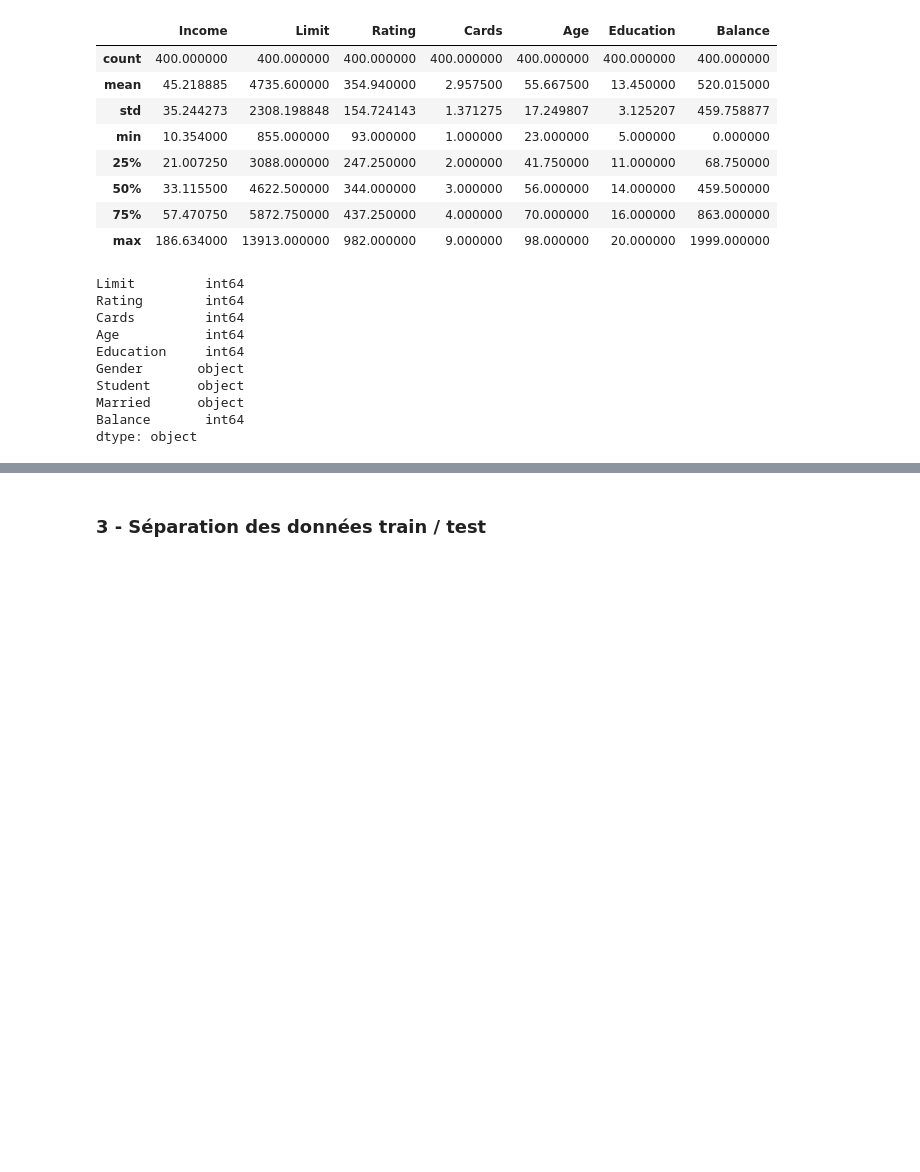
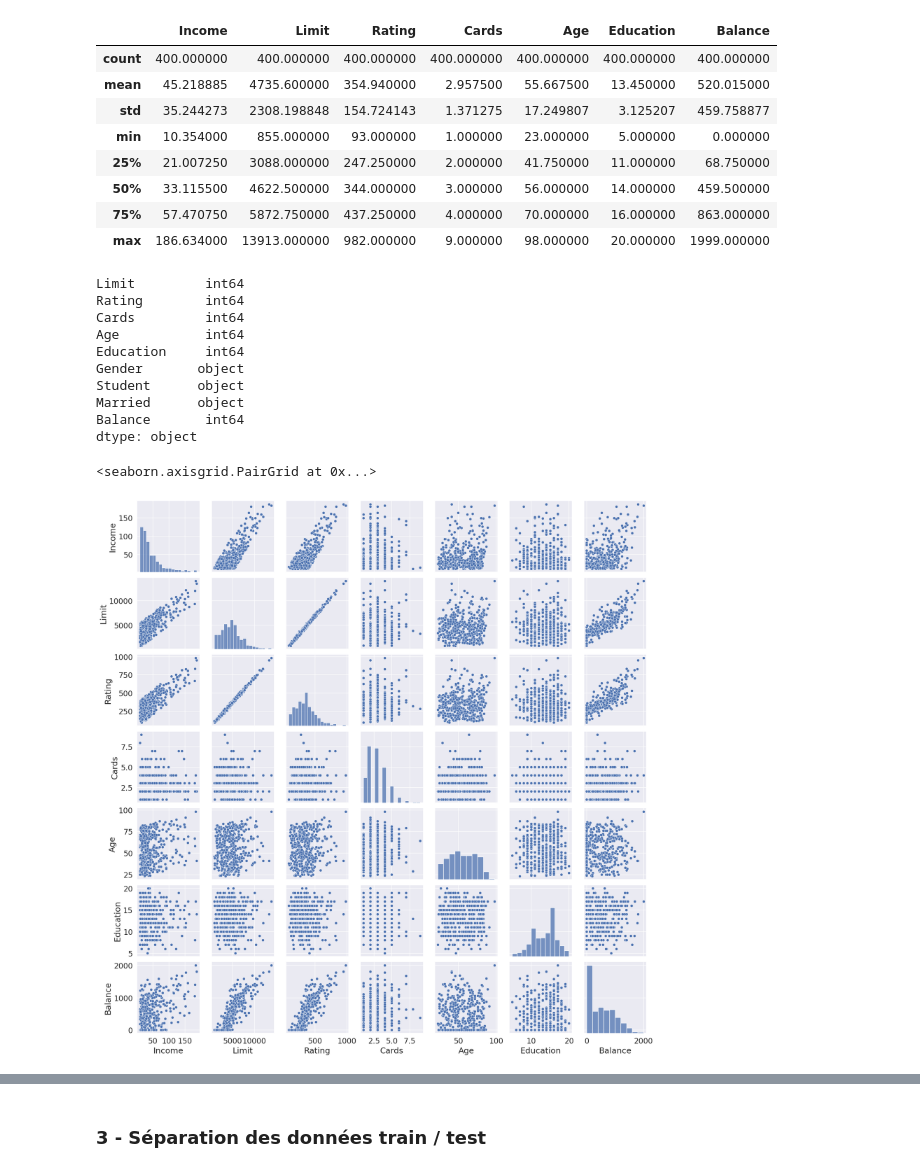
Before and after one commit to rennyatwork/CegepSteFoy_IA, a Jupyter notebook: 05_MachineLearning/2022_12_06/420-A52-SF-gr-10084-main/nbs/12-regularisation/12-A1-regularisation.ipynb, the cells around one changed output, grey strips where cells are left out. Cells and saved outputs as stored; diff of their text form; code cells hidden in the pictures; blank space fills up the shorter version.

```diff
--- a/05_MachineLearning/2022_12_06/420-A52-SF-gr-10084-main/nbs/12-regularisation/12-A1-regularisation.ipynb
+++ b/05_MachineLearning/2022_12_06/420-A52-SF-gr-10084-main/nbs/12-regularisation/12-A1-regularisation.ipynb
@@ -67,6 +67,11 @@ Student      object
 Married      object
 Balance       int64
 dtype: object
+# %%
+sns.pairplot(df)
+# %% [output]
+<seaborn.axisgrid.PairGrid at 0x...>
+[figure, added]
 # %%
 dfY = df["Balance"]
 dfX =  df.drop("Balance", axis=1)
```
Also changed, not shown: parts of 23 cells of this notebook, 1 other file.
